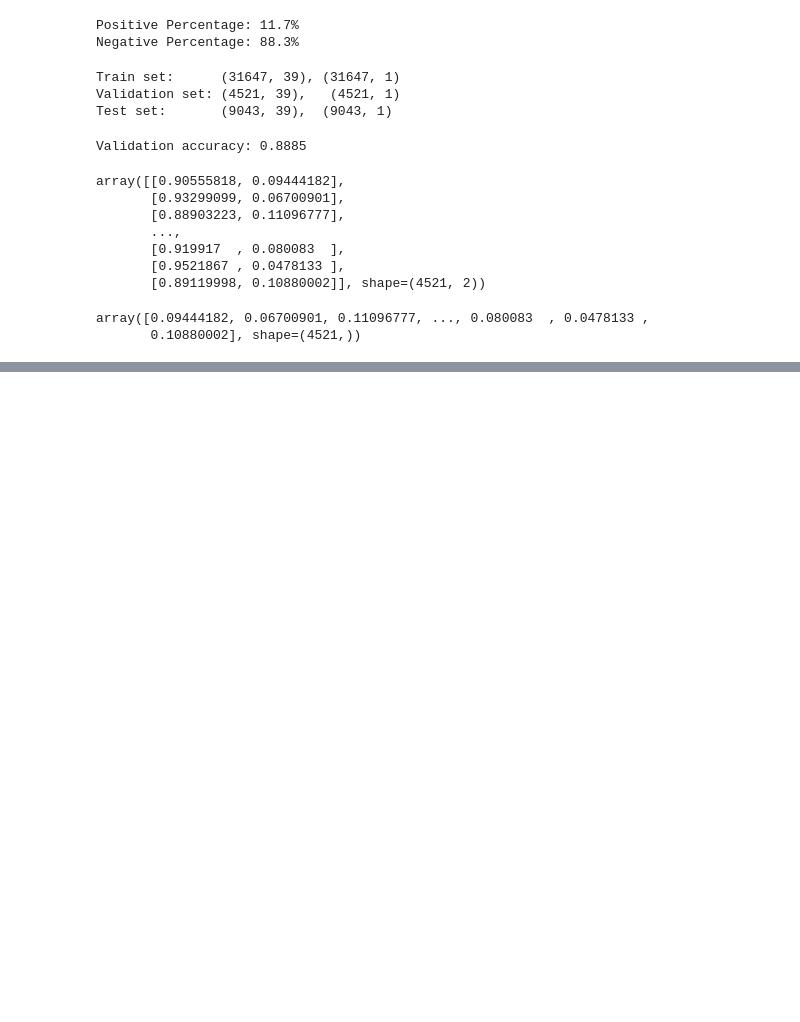
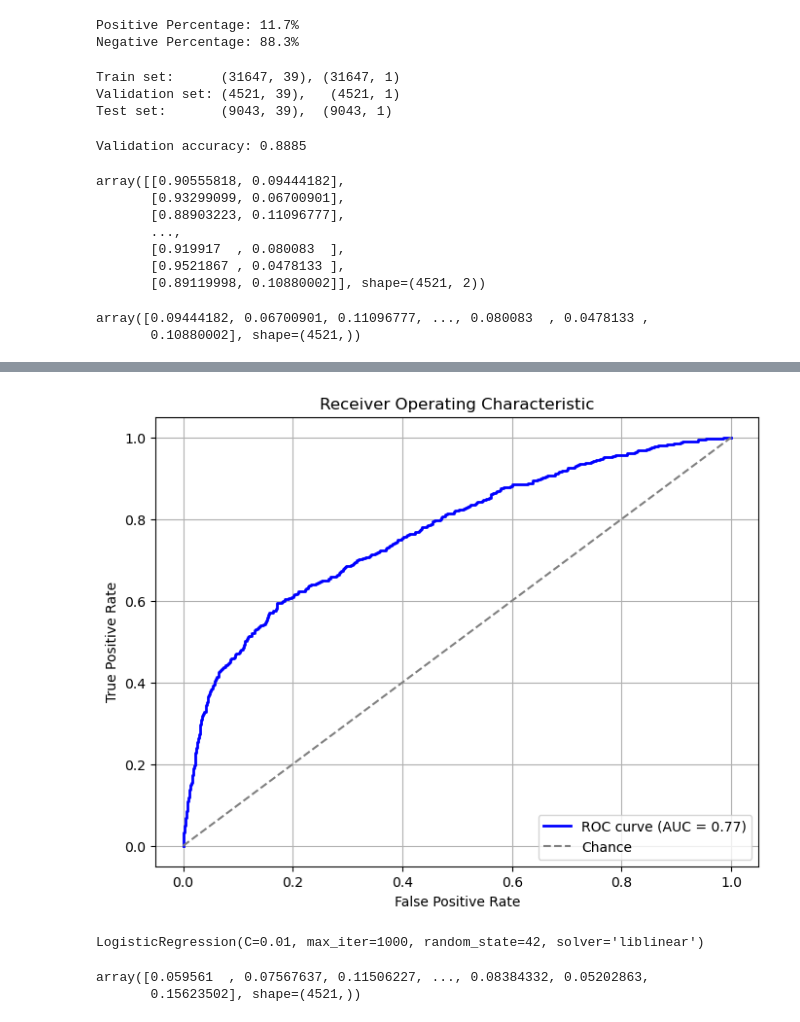
Before and after one commit to jmanwillz/ACML-Project, a Jupyter notebook: logreg/logreg.ipynb, the cells around one changed output, grey strips where cells are left out. Cells and saved outputs as stored; diff of their text form; code cells hidden in the pictures; blank space fills up the shorter version.

```diff
--- a/logreg/logreg.ipynb
+++ b/logreg/logreg.ipynb
@@ -418,0 +546,16 @@ ValueError: y_true takes value in {'no', 'yes'} and pos_label is not specified:
+# %%
+plot_roc_curve(y_prob, y_val)
+# %% [output]
+[figure, added]
+# %%
+best_model = grid_precision.best_estimator_
+best_model
+# %% [output]
+LogisticRegression(C=0.01, max_iter=1000, random_state=42, solver='liblinear')
+# %%
+y_pred = best_model.predict(X_val)
+y_prob = best_model.predict_proba(X_val)[:, 1]
+y_prob
+# %% [output]
+array([0.059561  , 0.07567637, 0.11506227, ..., 0.08384332, 0.05202863,
+       0.15623502], shape=(4521,))
```
Also changed, not shown: parts of 18 cells of this notebook.
